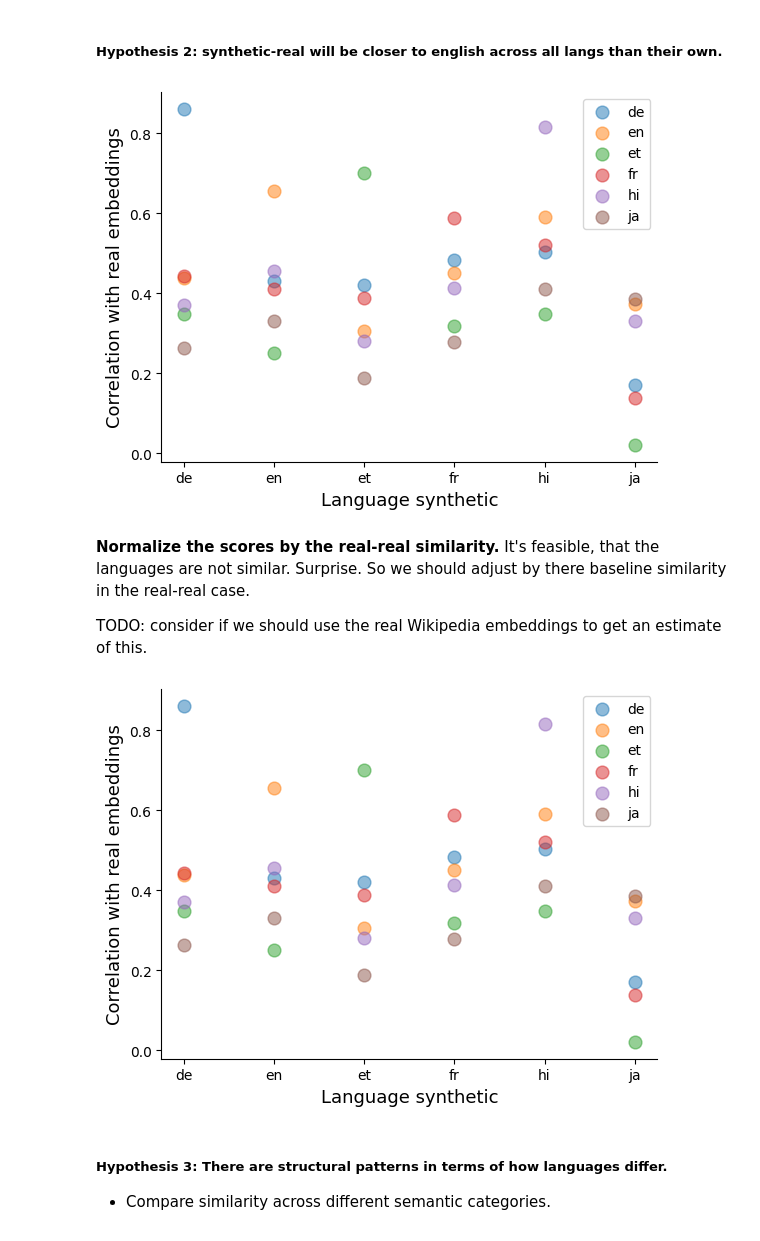
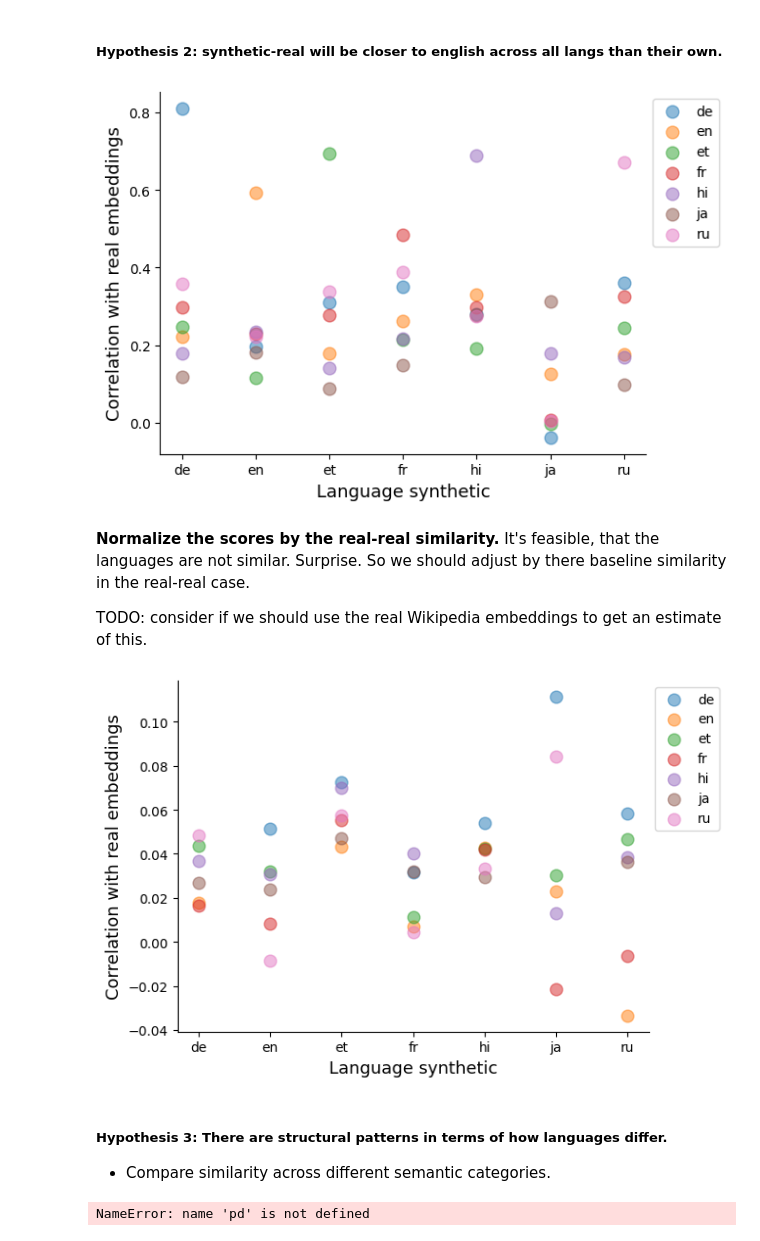
Before and after one commit to vminvsky/semantic-accents, a Jupyter notebook: notebooks/recreate_nhb_paper.ipynb, the cells around one changed output. Saved outputs shown, nothing was run; the diff lists cells and outputs as text; code cells hidden in the pictures.

```diff
--- a/notebooks/recreate_nhb_paper.ipynb
+++ b/notebooks/recreate_nhb_paper.ipynb
@@ -14,7 +14,8 @@ What we have:
 import pandas as pd
 import matplotlib.pyplot as plt
 # %%
-data_dir = '../data/NorthErualex_concepts/similarity/'
+data_source = 'concreteness' # concreteness, NorthErualex_concepts
+data_dir = f'../data/{data_source}/similarity/'
 settings = ['synthetic_synthetic', 'real_real', 'synthetic_real']
 langs = ['en','fr','de','ja', 'ru','et','hi']
 model_name = 'Meta-Llama-3-1-70B-Instruct-htzs' # 'Meta-Llama-3-1-8B-Instruct-nwxcg', 'Meta-Llama-3-1-70B-Instruct-htzs'
@@ -30,6 +31,7 @@ for setting in settings:
             try:
                 df = pd.read_csv(data_path)
                 # pearson correlation btwn sim and tr_sim
+                df.dropna(inplace=True)
                 pearson = df['sim'].corr(df['tr_sim'], method='pearson')
                 pearsons.append({
                     'lang1': lang1,
@@ -111,23 +297,23 @@ plt.savefig(f'../visuals/north_euralex_concepts/{model_name}/pearson_correlation
 # %%
 sr = df[df['setting'] == 'synthetic_real']
 
 sr_pivot = sr.pivot(index='lang1', columns='lang2', values='pearson')
 
 
 cols = sr_pivot.columns
 
 fig, ax = plt.subplots()
 for col in cols:
     sr_pivot[col]
     ax.scatter(sr_pivot.index, sr_pivot[col], label=col, alpha=0.5, s=85)
 
 ax.spines[['right','top']].set_visible(False)
 ax.set_xlabel('Language synthetic', fontsize=13)
 ax.set_ylabel("Correlation with real embeddings", fontsize=13)
-plt.legend()
-plt.savefig(f'../visuals/north_euralex_concepts/{model_name}/synthetic_real_correlation_by_lang.jpg', dpi=300, bbox_inches='tight')
+plt.legend(loc='upper left', bbox_to_anchor=(1,1))
+plt.savefig(f'../visuals/{data_source}/{model_name}/synthetic_real_correlation_by_lang.jpg', dpi=300, bbox_inches='tight')
 # %% [output]
-[figure, old version]
+[figure, new version]
 # %% [markdown]
 **Normalize the scores by the real-real similarity.** It's feasible, that the languages are not similar. Surprise. So we should adjust by there baseline similarity in the real-real case.
 
@@ -147,16 +333,34 @@ cols = sr_m_pivot.columns
 fig, ax = plt.subplots()
 for col in cols:
     sr_pivot[col]
-    ax.scatter(sr_pivot.index, sr_pivot[col], label=col, alpha=0.5, s=85)
+    ax.scatter(sr_m_pivot.index, sr_m_pivot[col], label=col, alpha=0.5, s=85)
 
 ax.spines[['right','top']].set_visible(False)
 ax.set_xlabel('Language synthetic', fontsize=13)
 ax.set_ylabel("Correlation with real embeddings", fontsize=13)
-plt.legend()
-plt.savefig(f'../visuals/north_euralex_concepts/{model_name}/synthetic_real_correlation_by_lang_diffed.jpg', dpi=300, bbox_inches='tight')
+plt.legend(loc='upper left', bbox_to_anchor=(1,1))
+plt.savefig(f'../visuals/{data_source}/{model_name}/synthetic_real_correlation_by_lang_diffed.jpg', dpi=300, bbox_inches='tight')
 # %% [output]
-[figure, old version]
+[figure, new version]
 # %% [markdown]
 ##### Hypothesis 3: There are structural patterns in terms of how languages differ.
 
 - Compare similarity across different semantic categories.
+# %%
+cluster_path = '../data/NorthErualex_concepts/semantic_domain_to_word_forms.csv'
+
+cluster_df = pd.read_csv(cluster_path)
+
+lid_lid_mapping = {
+    'ekk': 'et',
+    'hin': 'hi',
+    'rus': 'ru',
+    'eng': 'en',
+    'fra': 'fr',
+    'jpn': 'ja',
+    'deu': 'de'
+}
+
+cluster_df['language_id'] = cluster_df['language_id'].map(lid_lid_mapping)
+# %% [output]
+NameError: name 'pd' is not defined
```
Also changed, not shown: parts of 7 cells of this notebook, 1 other file.
